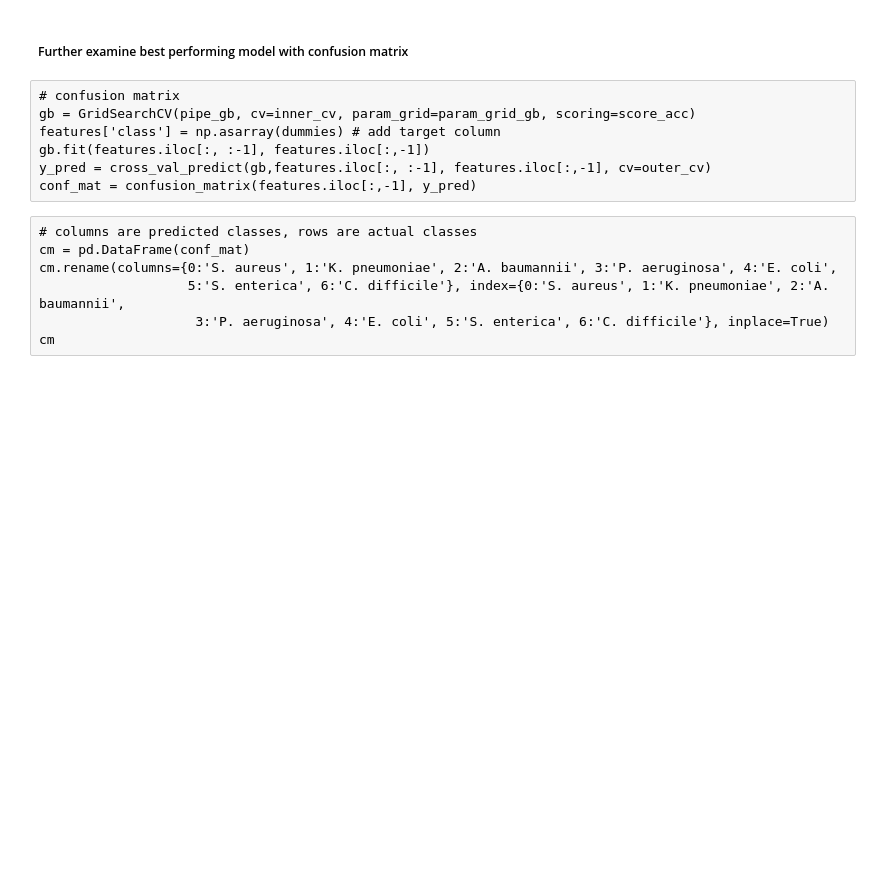
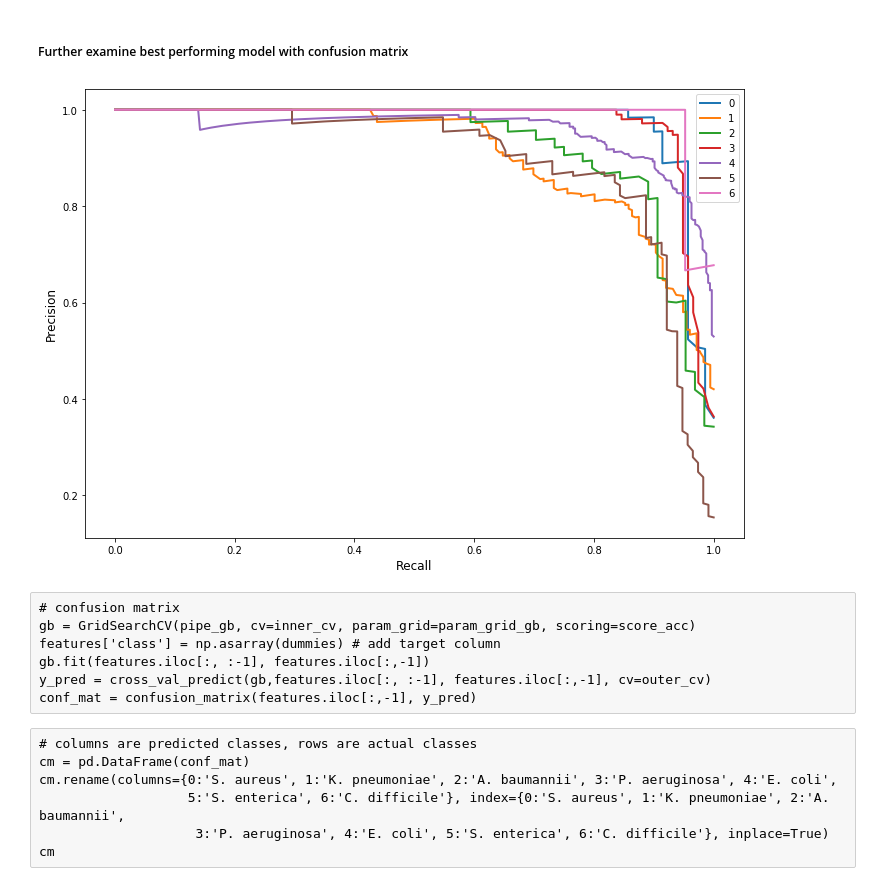
Before and after one commit to dimiboeckaerts/BacteriophageHostPrediction, a Jupyter notebook: RBP_host_prediction.ipynb, the cells around one changed output. Saved outputs shown, nothing was run; the diff lists cells and outputs as text; code cells hidden in the pictures; blank space fills up the shorter version.

Commit message:
multiclass PR curves

```diff
--- a/RBP_host_prediction.ipynb
+++ b/RBP_host_prediction.ipynb
@@ -364,6 +364,30 @@ model  GB  evaluated. On to the next.
 model  logistic (L1)  evaluated. On to the next.
 model  logistic (L2)  evaluated. On to the next.
 Cross-validating LDA model...
+# %%
+# calculate ROC AUC scores
+features['class'] = np.asarray(dummies) # add target column
+features_array = features.values
+X = features_array[:, :-1]
+y = features_array[:,-1]
+outer_cv = GroupKFold(n_splits=4)
+n_splits_outer = outer_cv.get_n_splits()
+perf_auc = []
+perf_f1 = []
+
+for train_outer, test_outer in outer_cv.split(X, y, groups_array):
+    X_train, X_test = X[train_outer], X[test_outer]
+    y_train, y_test = y[train_outer], y[test_outer]
+    groups_train, groups_test = groups_array[train_outer], groups_array[test_outer]
+
+    pipe_lda.fit(X_train, y_train)
+    y_preds = pipe_lda.predict(X_test)
+    y_prob = pipe_lda.predict_proba(X_test)
+
+    auc_sc = roc_auc_score(y_true=y_test, y_score=y_prob, average='weighted', multi_class='ovo')
+    f1_sc = f1_score(y_true=y_test, y_pred=y_preds, average='weighted')
+    perf_auc.append(auc_sc)
+    perf_f1.append(f1_sc)
 # %% [raw]
 # RUN ONLY ONCE (initialize matrix)
 f1_nestedkfold = np.zeros((len(identity_threshold), len(models.keys())+1))
@@ -451,5 +474,19 @@ fig.savefig('results_NestedGroupKFold_plot.png', dpi=400)
 # %% [markdown]
 ##### Further examine best performing model with confusion matrix
+# %%
+features['class'] = np.asarray(dummies)
+features_array = features.values
+groups_array = RBP_f.define_groups(alignment_scores, threshold=0.90)
+classes = [dummies.count(0), dummies.count(1), dummies.count(2), dummies.count(3), dummies.count(4),
+           dummies.count(5), dummies.count(6)]
+probs = NestedGroupKFoldProba(model=pipe_rf, X=features_array[:, :-1], y=features_array[:,-1],
+                                   parameter_grid=param_grid_rf, groups=groups_array, class_weights=classes)
+# %%
+# AVERAGE PR CURVE VOOR ELKE THRESHOLD?
+fig = multiclass_precision_recall(y_true=features_array[:,-1], probas_pred=probs,
+                                         classes=[0, 1, 2, 3, 4, 5, 6], make_plot=True)
+# %% [output]
+[figure, added]
 # %% [raw]
 # confusion matrix
 gb = GridSearchCV(pipe_gb, cv=inner_cv, param_grid=param_grid_gb, scoring=score_acc)
```
Also changed, not shown: parts of 21 cells of this notebook, 1 other file.
